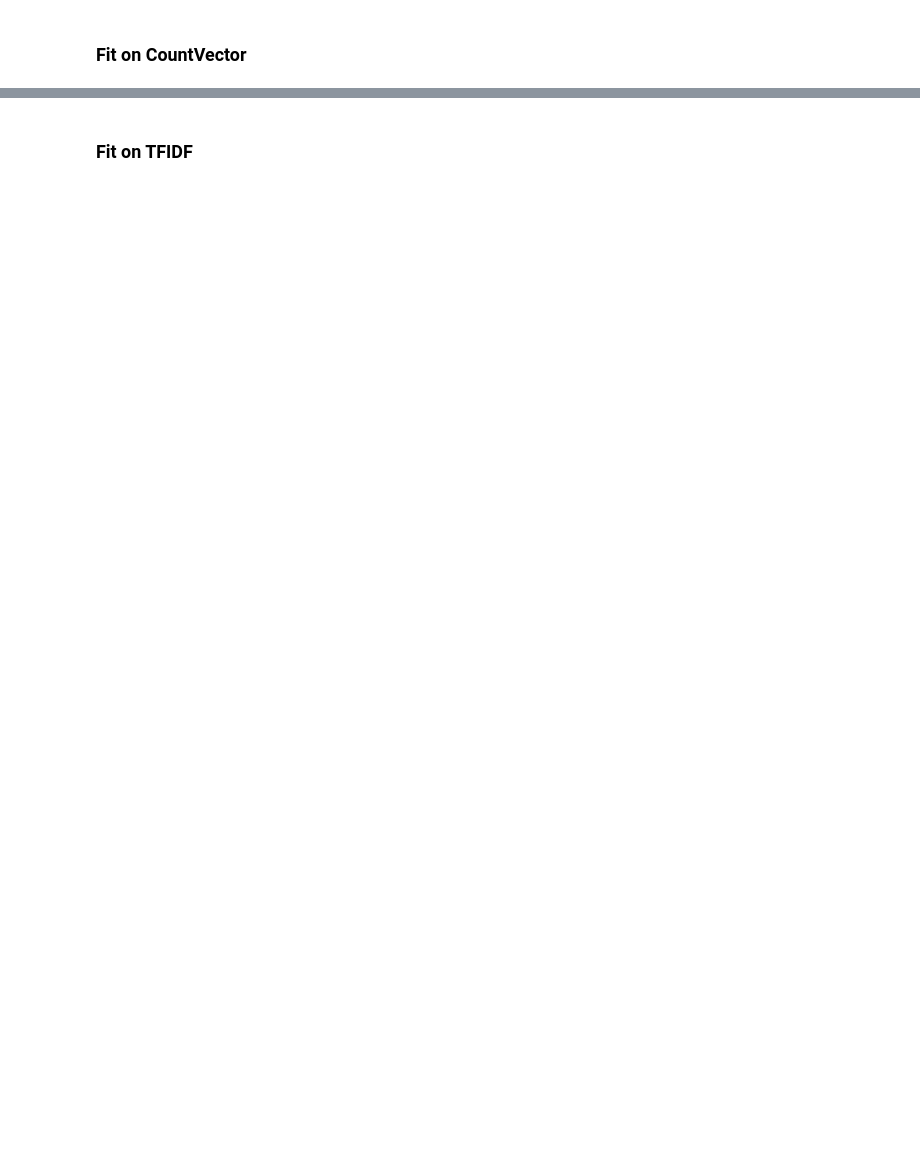
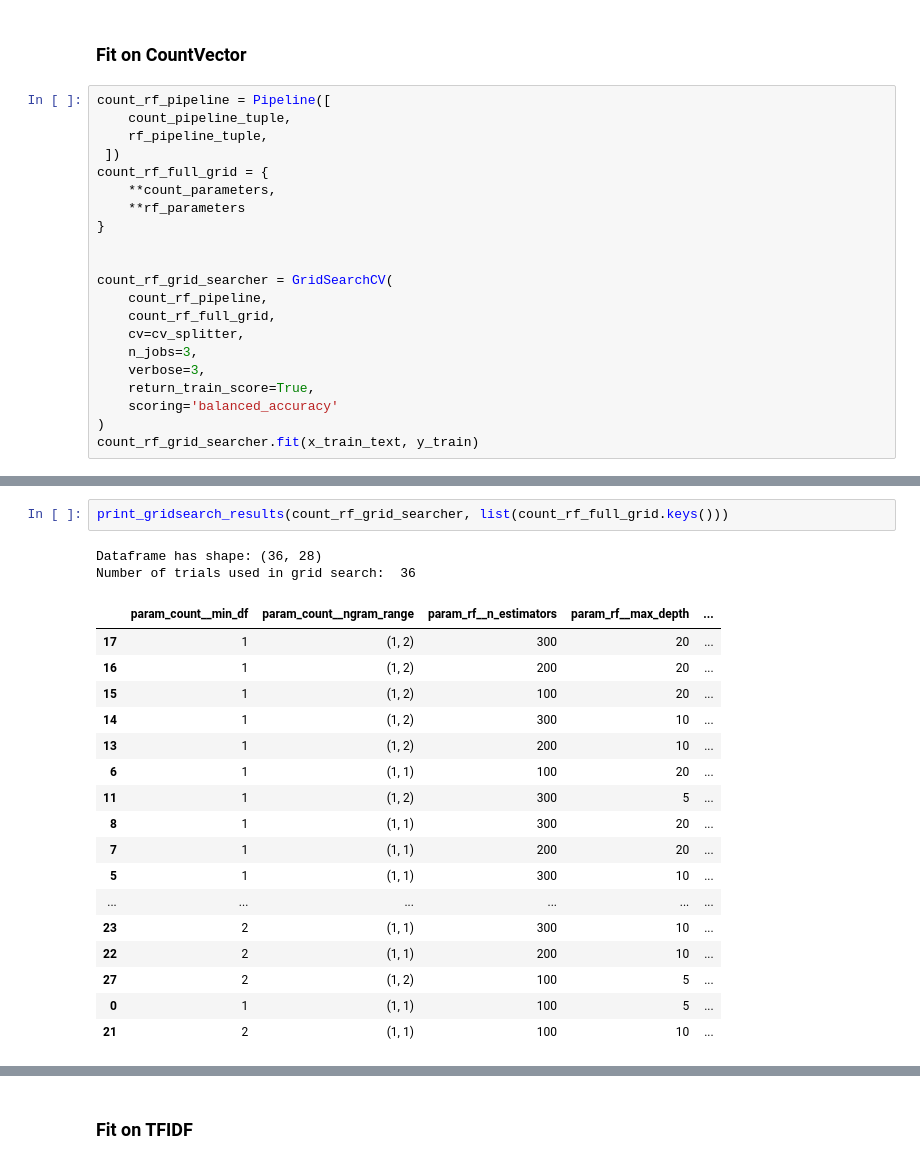
Before and after one commit to Dtphelan1/sentiment-analysis, a Jupyter notebook: BoWClassifier.ipynb, the cells around one changed output, grey strips where cells are left out. Cells and saved outputs as stored; diff of their text form; blank space fills up the shorter version.

```diff
--- a/BoWClassifier.ipynb
+++ b/BoWClassifier.ipynb
@@ -79,2 +181,23 @@ random_forest_grid_searcher = sklearn.model_selection.GridSearchCV(
 # %% [markdown]
 ### Fit on CountVector
+# %%
+count_rf_pipeline = Pipeline([
+    count_pipeline_tuple,
+    rf_pipeline_tuple,
+ ])
+count_rf_full_grid = {
+    **count_parameters,
+    **rf_parameters
+}
+
+
+count_rf_grid_searcher = GridSearchCV(
+    count_rf_pipeline,
+    count_rf_full_grid,
+    cv=cv_splitter,
+    n_jobs=3,
+    verbose=3,
+    return_train_score=True,
+    scoring='balanced_accuracy'
+)
+count_rf_grid_searcher.fit(x_train_text, y_train)
@@ -80,0 +221,22 @@ random_forest_grid_searcher = sklearn.model_selection.GridSearchCV(
+# %%
+print_gridsearch_results(count_rf_grid_searcher, list(count_rf_full_grid.keys()))
+# %% [output]
+Dataframe has shape: (36, 28)
+Number of trials used in grid search:  36
+|  | param_count__min_df | param_count__ngram_range | param_rf__n_estimators | param_rf__max_depth | ... |
+| 17 | 1 | (1, 2) | 300 | 20 | ... |
+| 16 | 1 | (1, 2) | 200 | 20 | ... |
+| 15 | 1 | (1, 2) | 100 | 20 | ... |
+| 14 | 1 | (1, 2) | 300 | 10 | ... |
+| 13 | 1 | (1, 2) | 200 | 10 | ... |
+| 6 | 1 | (1, 1) | 100 | 20 | ... |
+| 11 | 1 | (1, 2) | 300 | 5 | ... |
+| 8 | 1 | (1, 1) | 300 | 20 | ... |
+| 7 | 1 | (1, 1) | 200 | 20 | ... |
+| 5 | 1 | (1, 1) | 300 | 10 | ... |
+| ... | ... | ... | ... | ... | ... |
+| 23 | 2 | (1, 1) | 300 | 10 | ... |
+| 22 | 2 | (1, 1) | 200 | 10 | ... |
+| 27 | 2 | (1, 2) | 100 | 5 | ... |
+| 0 | 1 | (1, 1) | 100 | 5 | ... |
+| 21 | 2 | (1, 1) | 100 | 10 | ... |
```
Also changed, not shown: parts of 98 cells of this notebook, 11 other files.
